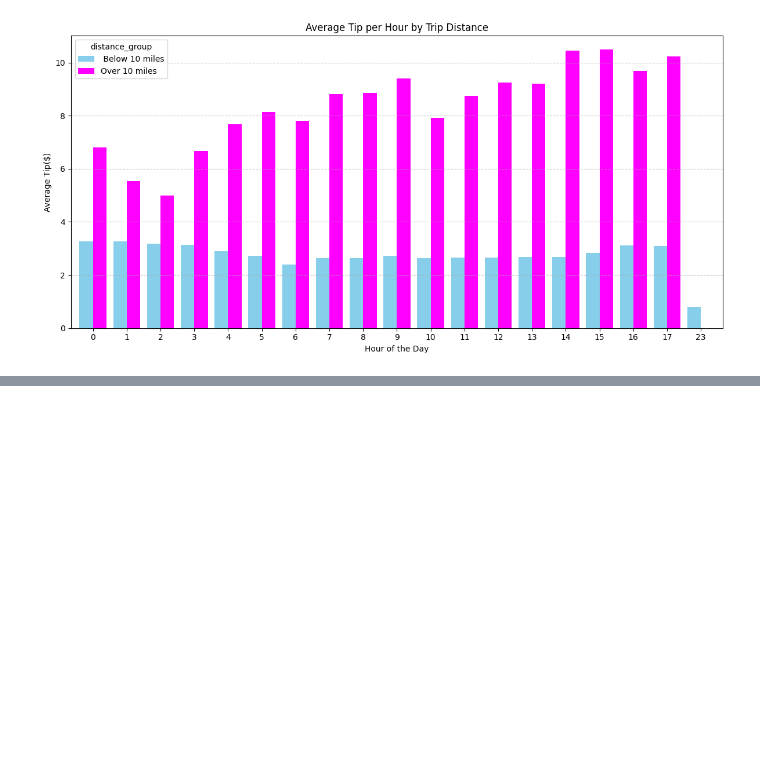
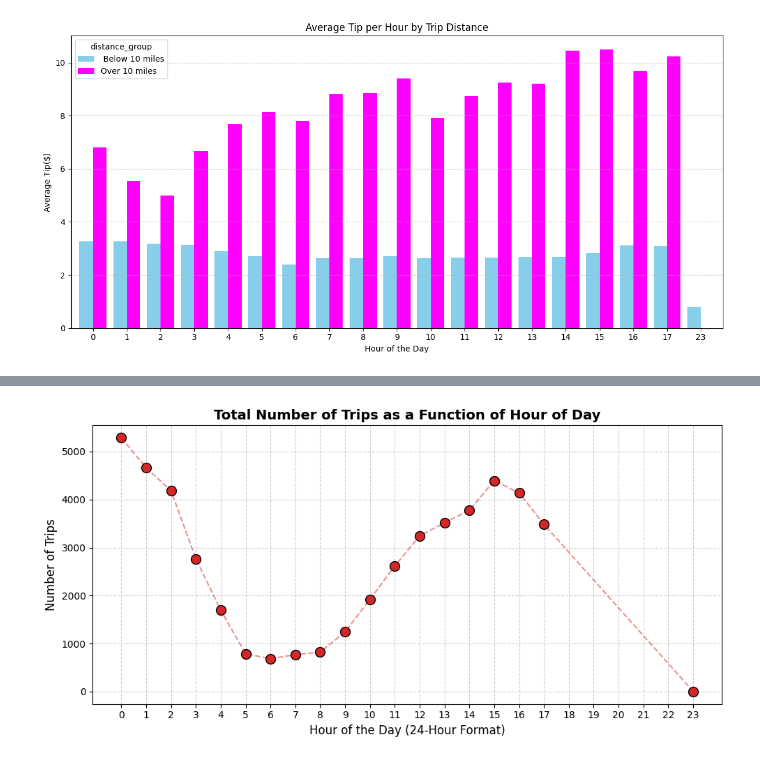
Before and after one commit to nadiakap/BDA, a Jupyter notebook: taxi_data_plots.ipynb, the cells around one changed output, grey strips where cells are left out. Drawn from its saved outputs; the diff is of its cells as text; code cells hidden in the pictures; blank space fills up the shorter version.

Commit message:
taxi trip data plots

```diff
--- a/taxi_data_plots.ipynb
+++ b/taxi_data_plots.ipynb
@@ -82,0 +83,44 @@ plt.show()
+# %%
+# 3. Group by hour and count the number of trips (rows) in each hour
+# Using size() counts the total occurrences per hour
+hourly_counts = df.groupby("hour").size().reset_index(name="trip_count")
+
+# 4. Create the scatter plot
+plt.figure(figsize=(10, 5))
+plt.scatter(
+    hourly_counts["hour"],  # X-axis (independent variable)
+    hourly_counts["trip_count"],  # Y-axis (dependent variable)
+    color="#d62728",  # Crimson red dots
+    s=100,  # Size of the dots
+    edgecolor="black",  # Dark border around dots
+    zorder=3,  # Keeps dots on top of gridlines
+)
+
+# Optional: Add a dashed line connecting the dots to make the trend clearer
+plt.plot(
+    hourly_counts["hour"],
+    hourly_counts["trip_count"],
+    color="#d62728",
+    linestyle="--",
+    alpha=0.5,
+    zorder=2,
+)
+
+# Customize the chart
+plt.title(
+    "Total Number of Trips as a Function of Hour of Day",
+    fontsize=14,
+    fontweight="bold",
+)
+plt.xlabel("Hour of the Day (24-Hour Format)", fontsize=12)
+plt.ylabel("Number of Trips", fontsize=12)
+
+# Format X-axis to show every single hour clearly
+plt.xticks(range(0, 24))
+plt.grid(True, linestyle="--", alpha=0.6, zorder=1)
+
+# Show the plot
+plt.tight_layout()
+plt.show()
+# %% [output]
+[figure, added]
```
Also changed, not shown: parts of 1 cell of this notebook.
